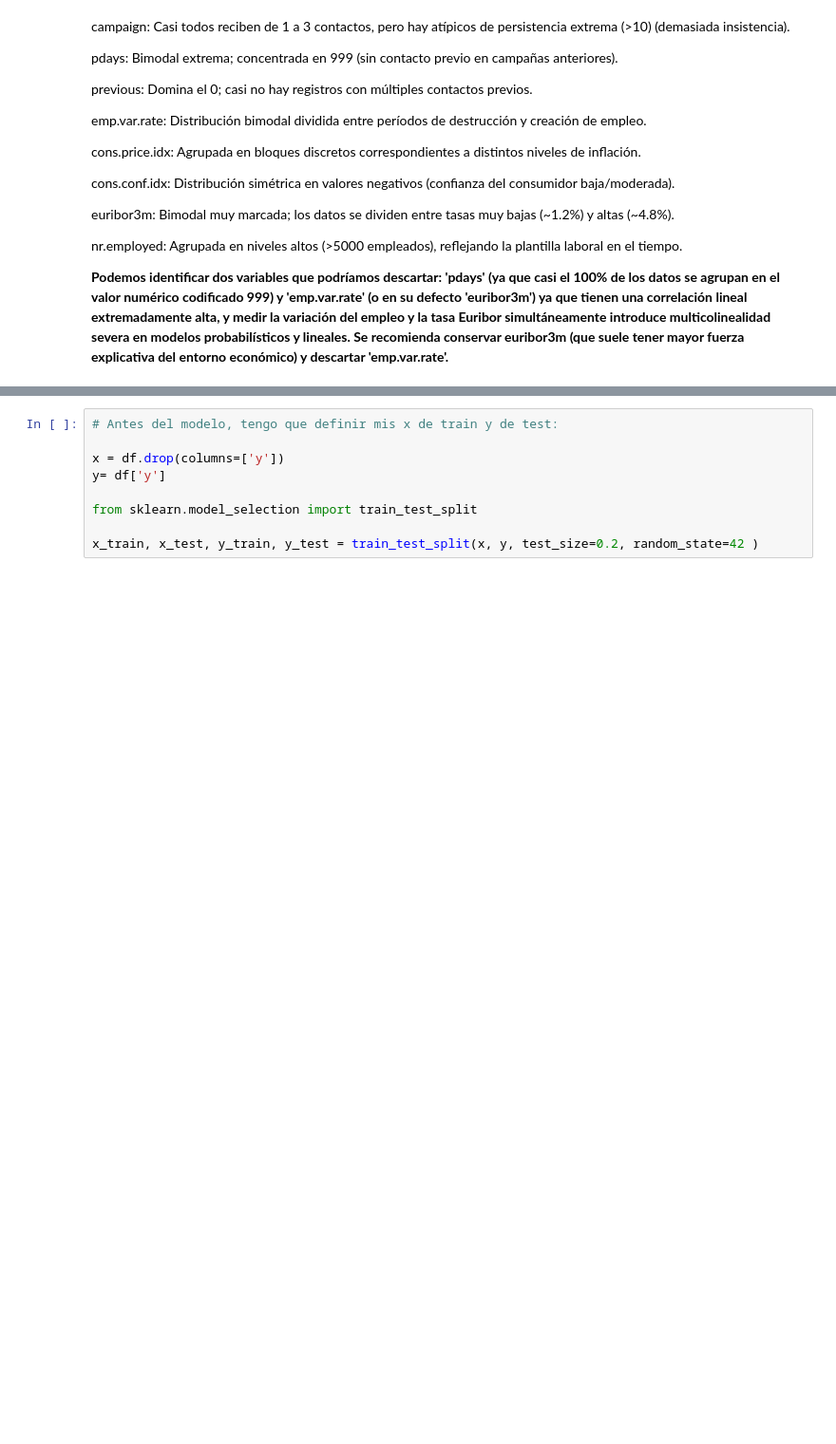
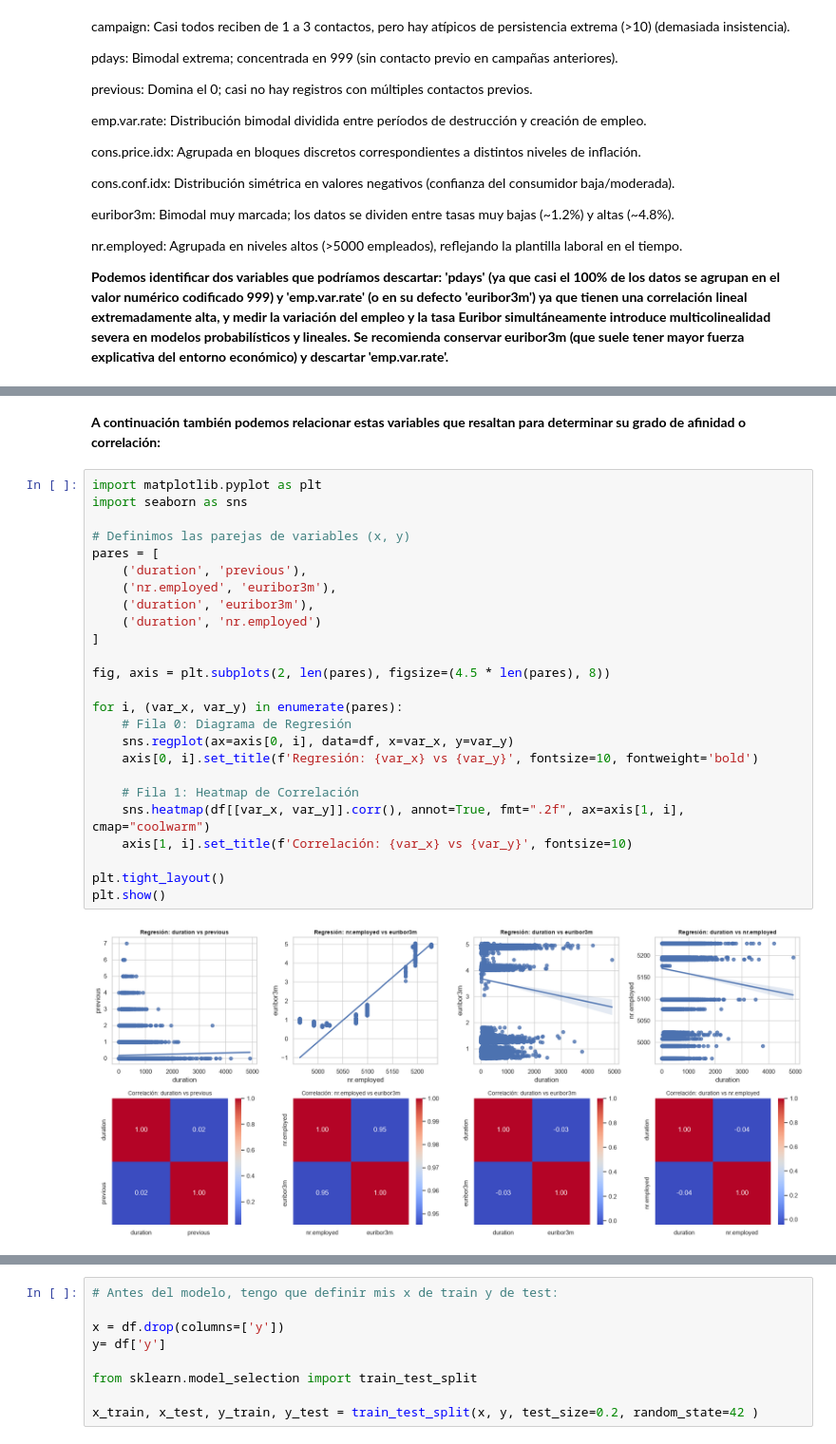
Before and after one commit to Brenda-Carloni/regresion_logistica_bren, a Jupyter notebook: src/explore.ipynb, the cells around one changed output, grey strips where cells are left out. Shown at 95% size. Drawn from its saved outputs; the diff is of its cells as text; blank space fills up the shorter version.

```diff
--- a/src/explore.ipynb
+++ b/src/explore.ipynb
@@ -354,0 +423,29 @@ Cada celda de la tabla te indica qué tan fuertemente se relacionan dos variable
+# %% [markdown]
+**A continuación también podemos relacionar estas variables que resaltan para determinar su grado de afinidad o correlación:**
+# %%
+import matplotlib.pyplot as plt
+import seaborn as sns
+
+# Definimos las parejas de variables (x, y)
+pares = [
+    ('duration', 'previous'),
+    ('nr.employed', 'euribor3m'),
+    ('duration', 'euribor3m'),
+    ('duration', 'nr.employed')
+]
+
+fig, axis = plt.subplots(2, len(pares), figsize=(4.5 * len(pares), 8))
+
+for i, (var_x, var_y) in enumerate(pares):
+    # Fila 0: Diagrama de Regresión
+    sns.regplot(ax=axis[0, i], data=df, x=var_x, y=var_y)
+    axis[0, i].set_title(f'Regresión: {var_x} vs {var_y}', fontsize=10, fontweight='bold')
+
+    # Fila 1: Heatmap de Correlación
+    sns.heatmap(df[[var_x, var_y]].corr(), annot=True, fmt=".2f", ax=axis[1, i], cmap="coolwarm")
+    axis[1, i].set_title(f'Correlación: {var_x} vs {var_y}', fontsize=10)
+
+plt.tight_layout()
+plt.show()
+# %% [output]
+[figure, added]
```
Also changed, not shown: parts of 16 cells of this notebook.
